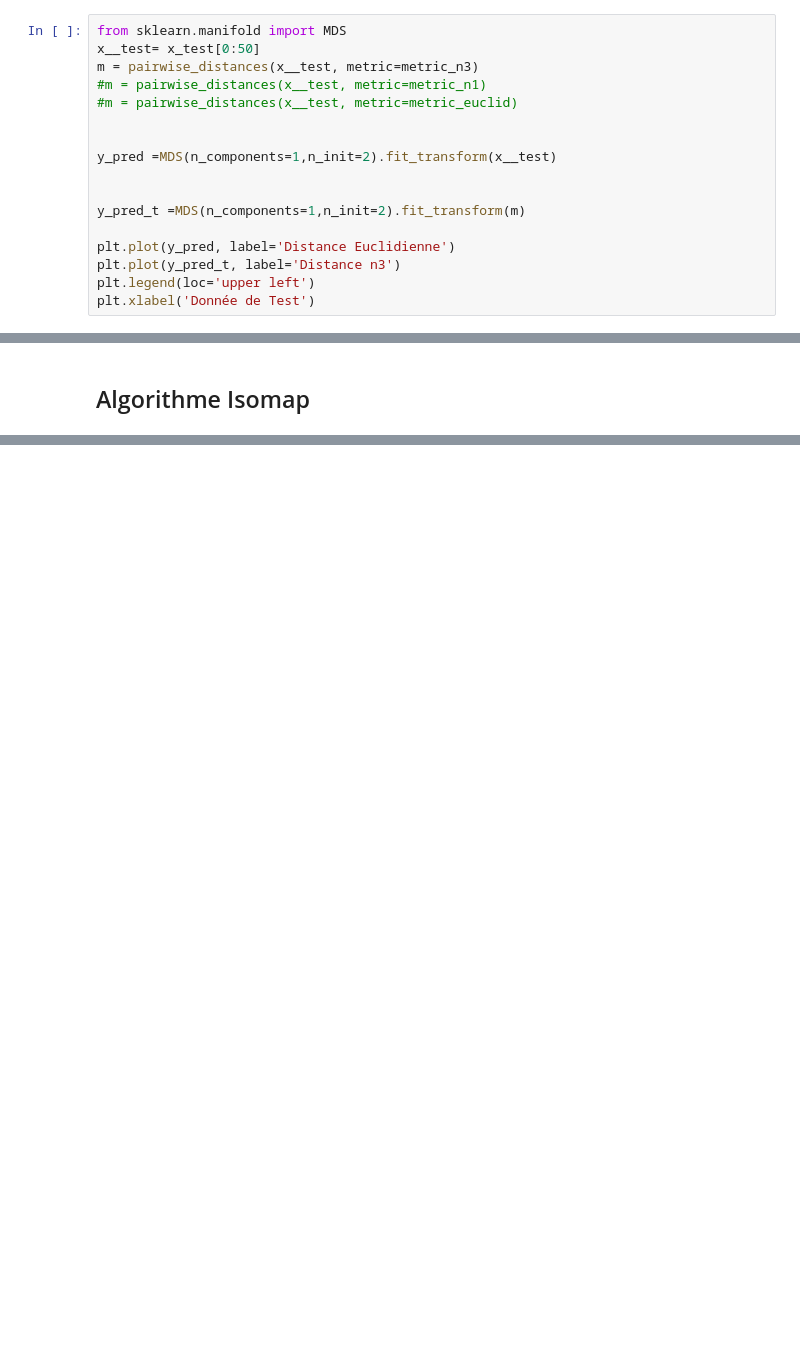
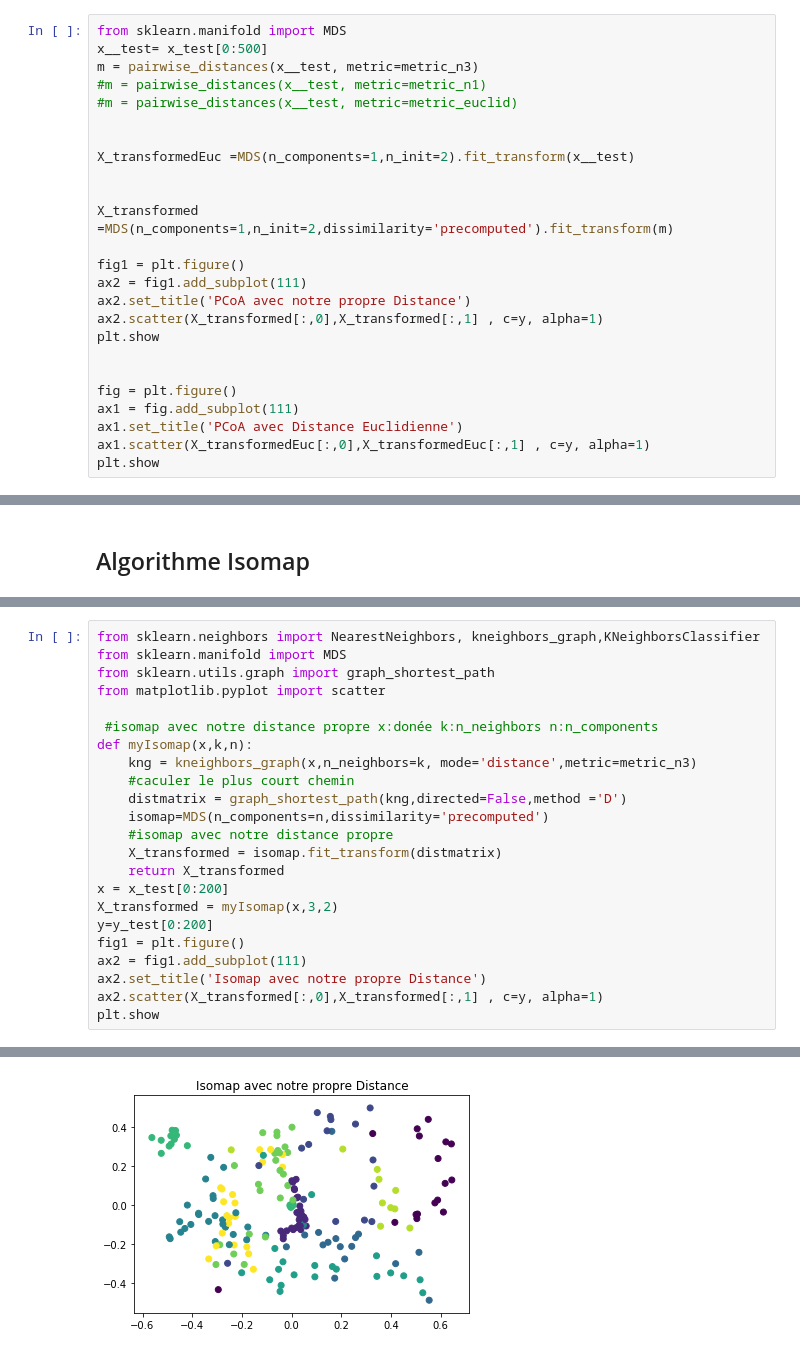
Before and after one commit to tommy127127/TP1-Sciences-des-donn-es, a Jupyter notebook: Travail 1 IFT3700.ipynb, the cells around one changed output, grey strips where cells are left out. Drawn from its saved outputs; the diff is of its cells as text; blank space fills up the shorter version.

```diff
--- a/Travail 1 IFT3700.ipynb
+++ b/Travail 1 IFT3700.ipynb
@@ -234,18 +234,26 @@ Text(0.5,1,'Score silhouette en fonction de k')
 ## Algorithme PCoA
 # %%
 from sklearn.manifold import MDS
-x__test= x_test[0:50]
+x__test= x_test[0:500]
 m = pairwise_distances(x__test, metric=metric_n3)
 #m = pairwise_distances(x__test, metric=metric_n1)
 #m = pairwise_distances(x__test, metric=metric_euclid)
 
 
-y_pred =MDS(n_components=1,n_init=2).fit_transform(x__test)
+X_transformedEuc =MDS(n_components=1,n_init=2).fit_transform(x__test)
 
 
-y_pred_t =MDS(n_components=1,n_init=2).fit_transform(m)
+X_transformed =MDS(n_components=1,n_init=2,dissimilarity='precomputed').fit_transform(m)
 
-plt.plot(y_pred, label='Distance Euclidienne')
-plt.plot(y_pred_t, label='Distance n3')
-plt.legend(loc='upper left')
-plt.xlabel('Donnée de Test')
+fig1 = plt.figure()
+ax2 = fig1.add_subplot(111)
+ax2.set_title('PCoA avec notre propre Distance')
+ax2.scatter(X_transformed[:,0],X_transformed[:,1] , c=y, alpha=1)
+plt.show
+
+
+fig = plt.figure()
+ax1 = fig.add_subplot(111)
+ax1.set_title('PCoA avec Distance Euclidienne')
+ax1.scatter(X_transformedEuc[:,0],X_transformedEuc[:,1] , c=y, alpha=1)
+plt.show
@@ -256,0 +264,24 @@ Text(0.5,0,'Donnée de Test')
+# %%
+from sklearn.neighbors import NearestNeighbors, kneighbors_graph,KNeighborsClassifier
+from sklearn.manifold import MDS
+from sklearn.utils.graph import graph_shortest_path
+from matplotlib.pyplot import scatter
+
+ #isomap avec notre distance propre x:donée k:n_neighbors n:n_components
+def myIsomap(x,k,n):
+    kng = kneighbors_graph(x,n_neighbors=k, mode='distance',metric=metric_n3)
+    #caculer le plus court chemin
+    distmatrix = graph_shortest_path(kng,directed=False,method ='D')
+    isomap=MDS(n_components=n,dissimilarity='precomputed')
+    #isomap avec notre distance propre
+    X_transformed = isomap.fit_transform(distmatrix)
+    return X_transformed
+x = x_test[0:200]
+X_transformed = myIsomap(x,3,2)
+y=y_test[0:200]
+fig1 = plt.figure()
+ax2 = fig1.add_subplot(111)
+ax2.set_title('Isomap avec notre propre Distance')
+ax2.scatter(X_transformed[:,0],X_transformed[:,1] , c=y, alpha=1)
+plt.show
+# %% [output]
@@ -256,0 +289 @@ Text(0.5,0,'Donnée de Test')
+[figure, added]
```
Also changed, not shown: parts of 18 cells of this notebook.
